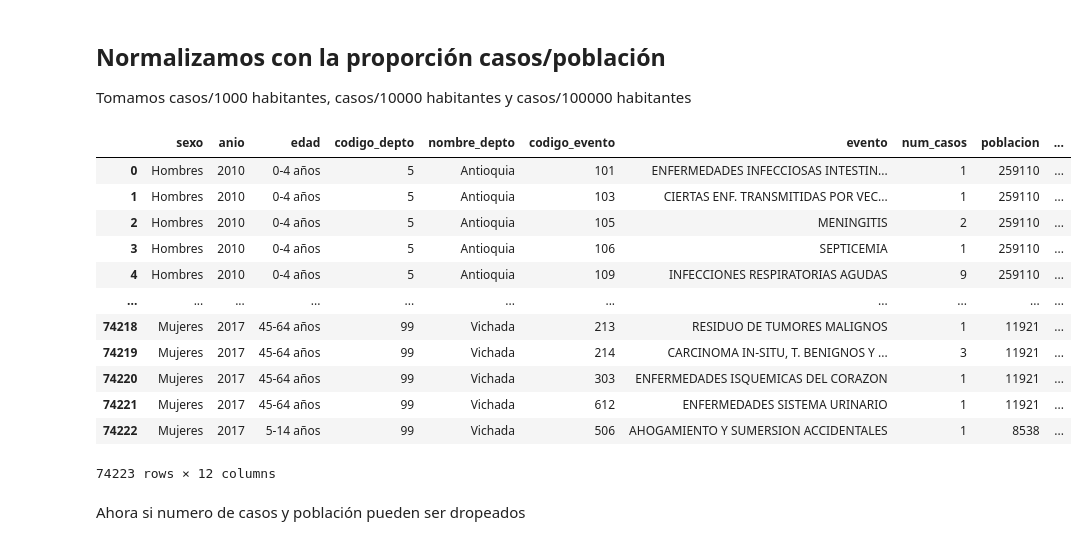
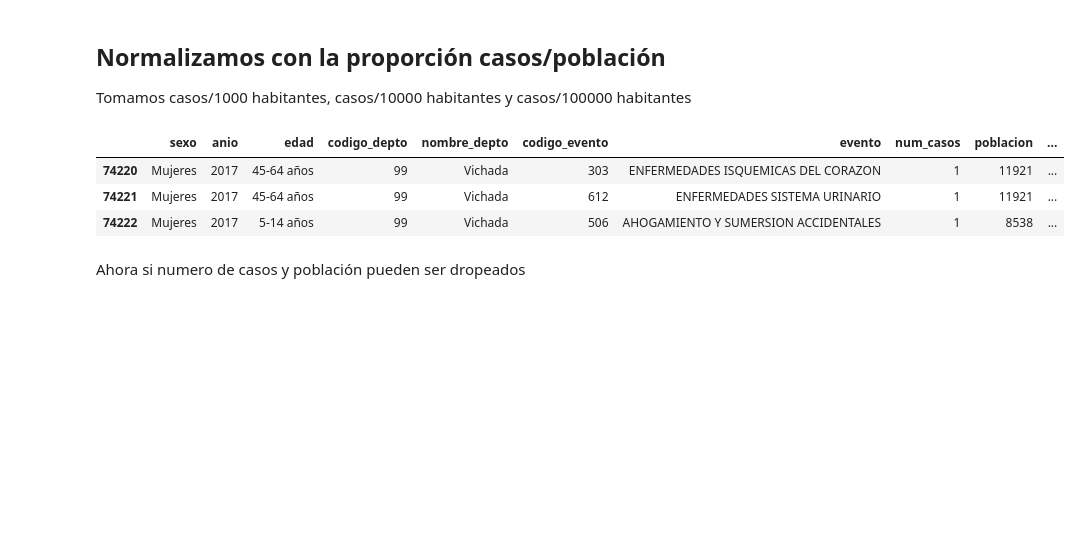
Before and after one commit to Repositorios-ISIS/ISIS-3301-P2, a Jupyter notebook: data/Perfilamiento y Limpieza.ipynb, the cells around one changed output. Cells and saved outputs as stored; diff of their text form; code cells hidden in the pictures; blank space fills up the shorter version.

```diff
--- a/data/Perfilamiento y Limpieza.ipynb
+++ b/data/Perfilamiento y Limpieza.ipynb
@@ -24,14 +25,14 @@ import math
 # Carga de datos
 # %%
 #Carga de los datos principales
-df_main = pd.read_csv('data_2010_2017.csv',sep=',',index_col=False,low_memory=False)
+df_main = pd.read_csv('sources/data_2010_2017.csv',sep=',',index_col=False,low_memory=False)
 #Carga de información adicional de latitudes y longitudes de departamentos
-df_depto = pd.read_csv('colombia_depto.csv',sep=',', header=None, encoding='utf8')
+df_depto = pd.read_csv('sources/colombia_depto.csv',sep=',', header=None, encoding='utf8')
 df_depto.columns = ["codigo_depto","nombre_depto","lati_depto", "long_depto"]
 #Carga de información adicional del # de población por depto
-df_poblacion_depto = pd.read_csv('poblacion_deptos.csv',sep=',',index_col=False)
+df_poblacion_depto = pd.read_csv('sources/poblacion_deptos.csv',sep=',',index_col=False)
 #Carga de información adicional del # de población por año, edad y sexo
-df_poblacion_datos = pd.read_csv('poblacion_datos.csv',sep=';',index_col=False, encoding='latin-1')
+df_poblacion_datos = pd.read_csv('sources/poblacion_datos.csv',sep=';',index_col=False, encoding='latin-1')
 # %%
 df_main.head()
 # %% [output]
@@ -372,21 +415,12 @@ df6["c/10000"] = df6["c/10000"].apply(lambda x : round(x,5))
 df6["c/100000"] = df6["num_casos"] / df6["poblacion"] * 100000
 df6["c/100000"] = df6["c/100000"].apply(lambda x : round(x,5))
 # %%
-df6
+df6.tail(3)
 # %% [output]
 |  | sexo | anio | edad | codigo_depto | nombre_depto | codigo_evento | evento | num_casos | poblacion | ... |
-| 0 | Hombres | 2010 | 0-4 años | 5 | Antioquia | 101 | ENFERMEDADES INFECCIOSAS INTESTIN... | 1 | 259110 | ... |
-| 1 | Hombres | 2010 | 0-4 años | 5 | Antioquia | 103 | CIERTAS ENF. TRANSMITIDAS POR VEC... | 1 | 259110 | ... |
-| 2 | Hombres | 2010 | 0-4 años | 5 | Antioquia | 105 | MENINGITIS | 2 | 259110 | ... |
-| 3 | Hombres | 2010 | 0-4 años | 5 | Antioquia | 106 | SEPTICEMIA | 1 | 259110 | ... |
-| 4 | Hombres | 2010 | 0-4 años | 5 | Antioquia | 109 | INFECCIONES RESPIRATORIAS AGUDAS | 9 | 259110 | ... |
-| ... | ... | ... | ... | ... | ... | ... | ... | ... | ... | ... |
-| 74218 | Mujeres | 2017 | 45-64 años | 99 | Vichada | 213 | RESIDUO DE TUMORES MALIGNOS | 1 | 11921 | ... |
-| 74219 | Mujeres | 2017 | 45-64 años | 99 | Vichada | 214 | CARCINOMA IN-SITU, T. BENIGNOS Y ... | 3 | 11921 | ... |
 | 74220 | Mujeres | 2017 | 45-64 años | 99 | Vichada | 303 | ENFERMEDADES ISQUEMICAS DEL CORAZON | 1 | 11921 | ... |
 | 74221 | Mujeres | 2017 | 45-64 años | 99 | Vichada | 612 | ENFERMEDADES SISTEMA URINARIO | 1 | 11921 | ... |
 | 74222 | Mujeres | 2017 | 5-14 años | 99 | Vichada | 506 | AHOGAMIENTO Y SUMERSION ACCIDENTALES | 1 | 8538 | ... |
-74223 rows × 12 columns
 # %% [markdown]
 Ahora si numero de casos y población pueden ser dropeados
 # %%
```
Also changed, not shown: parts of 15 cells of this notebook, 11 other files.
